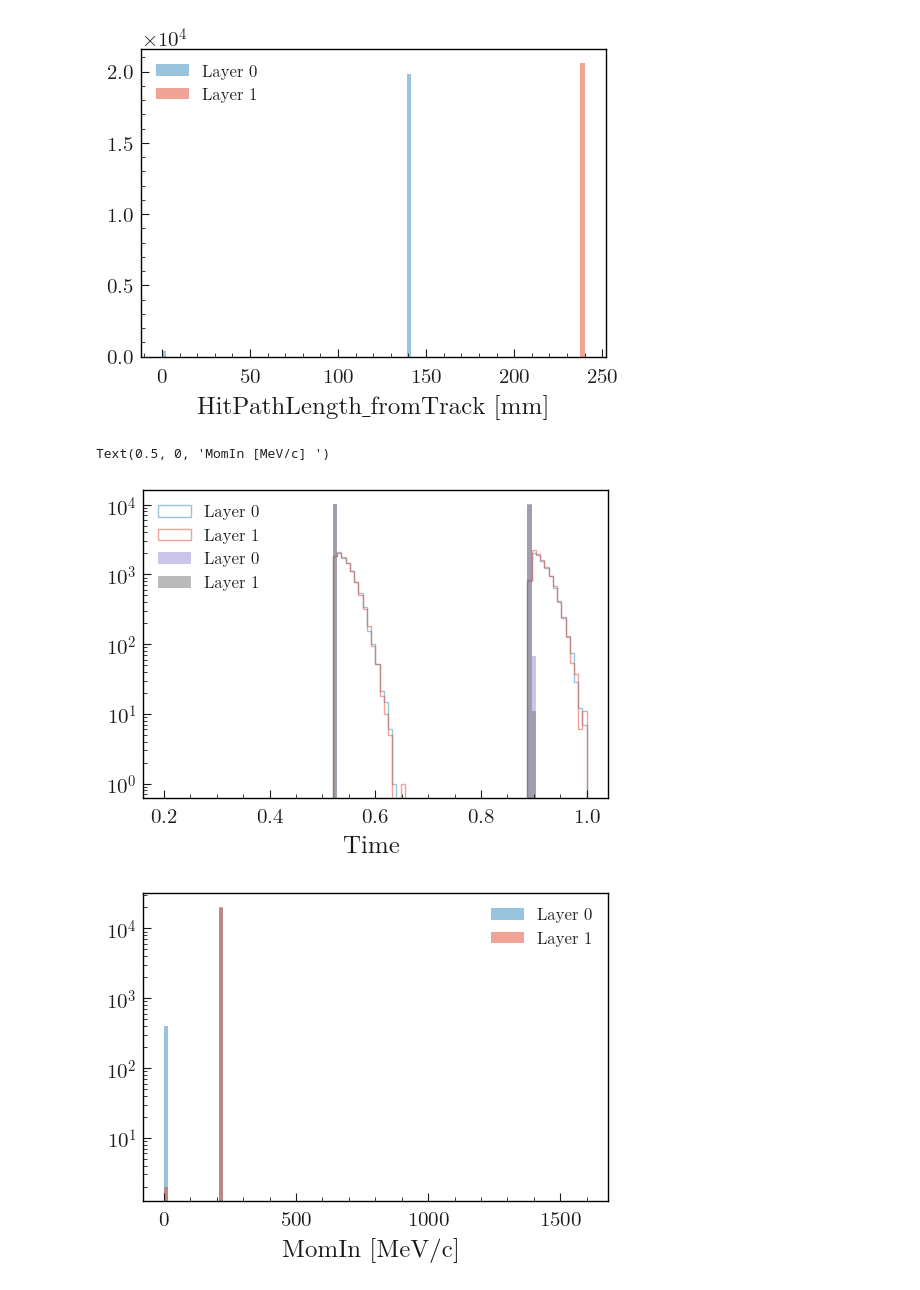
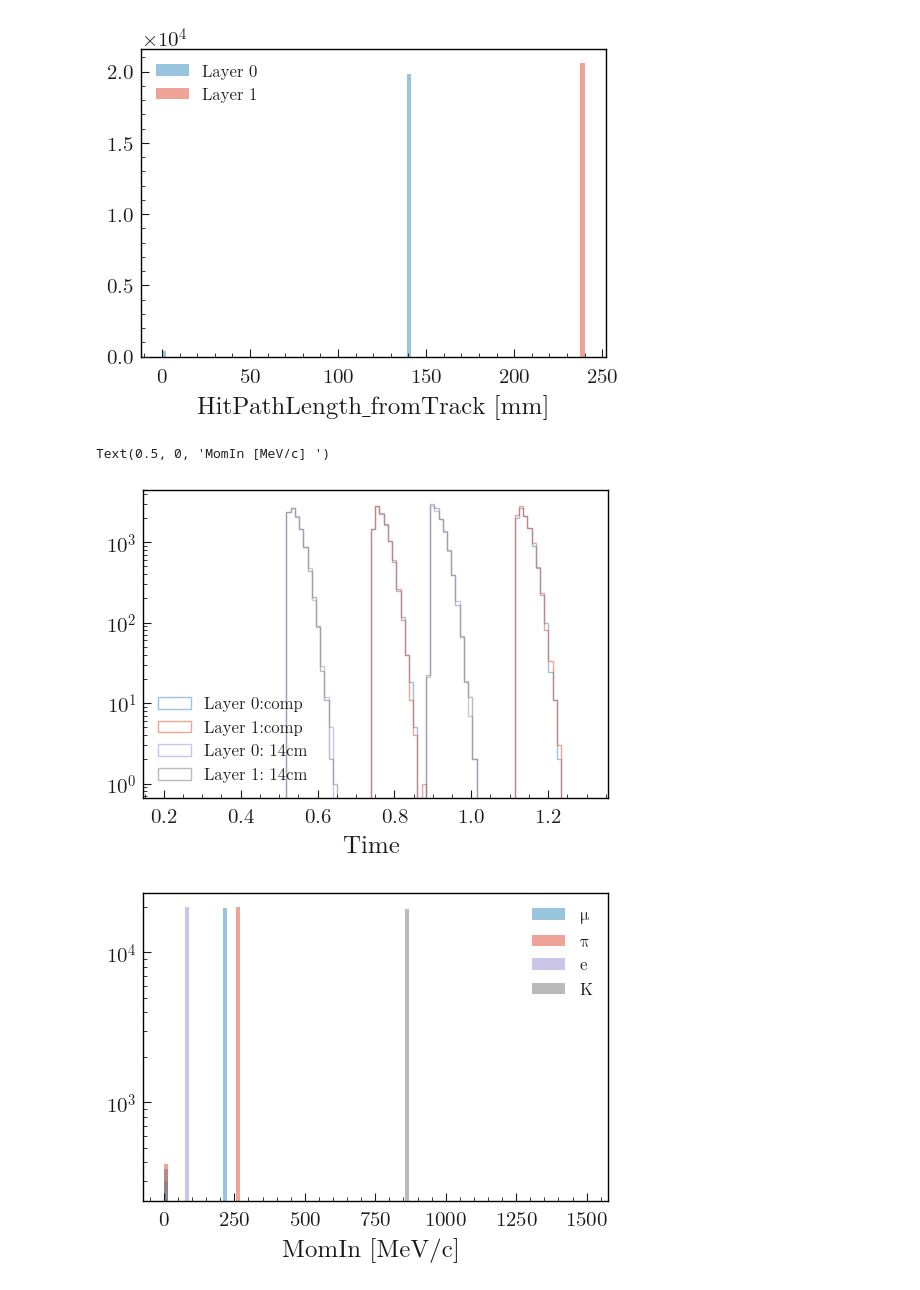
Before and after one commit to hanyubo24/G4_Inner_Timming_layer_standalone, a Jupyter notebook: Silicon/ITT_check_result.ipynb, the cells around one changed output. Saved outputs shown, nothing was run; the diff lists cells and outputs as text; code cells hidden in the pictures.

```diff
--- a/Silicon/ITT_check_result.ipynb
+++ b/Silicon/ITT_check_result.ipynb
@@ -7,7 +7,7 @@ import plothist
 # %%
 # set the path
 particles = ['e','kaon','pi','mu']
-distances = ['14.0','15.0']
+distances = ['14.0','15.0','16.0','17.0','18.0','19.0','20.0']
 data_path = './output/'
 fig_path = './figs/'
 # %%
@@ -77,27 +90,40 @@ Text(0.5, 0, 'HitPathLength_fromTrack [mm]')
 # %%
 
 # plt.hist(df_mu.query('layer==0 ')['charge'], bins=100, range=(0.,0.001),alpha =0.5, label ='Layer 0')
 # plt.hist(df_mu.query('layer==1 ')['charge'], bins=100, range=(0.,0.001),alpha =0.5, label ='Layer 1')
+df_mu = files[f'd_20.0'][f'p_mu']
+plt.hist(df_mu.query('layer==0 ')['Gtime_smeared'], bins=100,  histtype='step',range=(0.2,1.3),alpha =0.5, label ='Layer 0:comp')
+plt.hist(df_mu.query('layer==1 ')['Gtime_smeared'], bins=100,  histtype='step',range=(0.2,1.3),alpha =0.5, label ='Layer 1:comp')
+# plt.hist(df_mu.query('layer==0 ')['Gtime'], bins=100, histtype='stepfilled',range=(0.2,1.3),alpha =0.5, label ='Layer 0')
+# plt.hist(df_mu.query('layer==1 ')['Gtime'], bins=100, histtype='stepfilled',range=(0.2,1.3),alpha =0.5, label ='Layer 1')
+plt.legend()
+plt.yscale('log')
+plt.xlabel('Time ')
 
-plt.hist(df_mu.query('layer==0 ')['Gtime_smeared'], bins=100,  histtype='step',range=(0.2,1.0),alpha =0.5, label ='Layer 0')
-plt.hist(df_mu.query('layer==1 ')['Gtime_smeared'], bins=100,  histtype='step',range=(0.2,1.0),alpha =0.5, label ='Layer 1')
-plt.hist(df_mu.query('layer==0 ')['Gtime'], bins=100, histtype='stepfilled',range=(0.2,1.0),alpha =0.5, label ='Layer 0')
-plt.hist(df_mu.query('layer==1 ')['Gtime'], bins=100, histtype='stepfilled',range=(0.2,1.0),alpha =0.5, label ='Layer 1')
+df_mu = files[f'd_14.0'][f'p_mu']
+# plt.figure()
+plt.hist(df_mu.query('layer==0 ')['Gtime_smeared'], bins=100,  histtype='step',range=(0.2,1.3),alpha =0.5, label ='Layer 0: 14cm')
+plt.hist(df_mu.query('layer==1 ')['Gtime_smeared'], bins=100,  histtype='step',range=(0.2,1.3),alpha =0.5, label ='Layer 1: 14cm')
+# plt.hist(df_mu.query('layer==0 ')['Gtime'], bins=100, histtype='stepfilled',range=(0.2,1.3),alpha =0.5, label ='Layer 0')
+# plt.hist(df_mu.query('layer==1 ')['Gtime'], bins=100, histtype='stepfilled',range=(0.2,1.3),alpha =0.5, label ='Layer 1')
 plt.legend()
 plt.yscale('log')
 plt.xlabel('Time ')
 
 plt.figure()
 
-plt.hist(df_mu.query('layer==0 ')['MomIn'], bins=100, histtype='stepfilled',range=(0.,1600.0),alpha =0.5, label ='Layer 0')
-plt.hist(df_mu.query('layer==1 ')['MomIn'], bins=100, histtype='stepfilled',range=(0.0,1600.0),alpha =0.5, label ='Layer 1')
+plt.hist(files[f'd_19.0'][f'p_mu'].query('layer==0 ')['MomIn'], bins=100, histtype='stepfilled',range=(0.,1500.0),alpha =0.5, label ='$\mu$')
+plt.hist(files[f'd_19.0'][f'p_pi'].query('layer==0 ')['MomIn'], bins=100, histtype='stepfilled',range=(0.0,1500.0),alpha =0.5, label ='$\pi$')
+plt.hist(files[f'd_19.0'][f'p_e'].query('layer==0 ')['MomIn'], bins=100, histtype='stepfilled',range=(0.0,1500.0),alpha =0.5, label ='$e$')
+# plt.hist(files[f'd_19.0'][f'p_p'].query('layer==0 ')['MomIn'], bins=100, histtype='stepfilled',range=(0.0,500.0),alpha =0.5, label ='p')
+plt.hist(files[f'd_19.0'][f'p_kaon'].query('layer==0 ')['MomIn'], bins=100, histtype='stepfilled',range=(0.0,1500.0),alpha =0.5, label ='$K$')
 plt.legend()
 plt.yscale('log')
 plt.xlabel('MomIn [MeV/c] ')
 # %% [output]
 Text(0.5, 0, 'MomIn [MeV/c] ')
-[figure, old version]
+[figure, new version]
-[figure, old version]
+[figure, new version]
 # %%
 def plot_profile(df, x_l,y_l,binx,biny,rangex,rangey,pref,fmt='.'):
     x=df[x_l]
```
Also changed, not shown: parts of 3 cells of this notebook.
